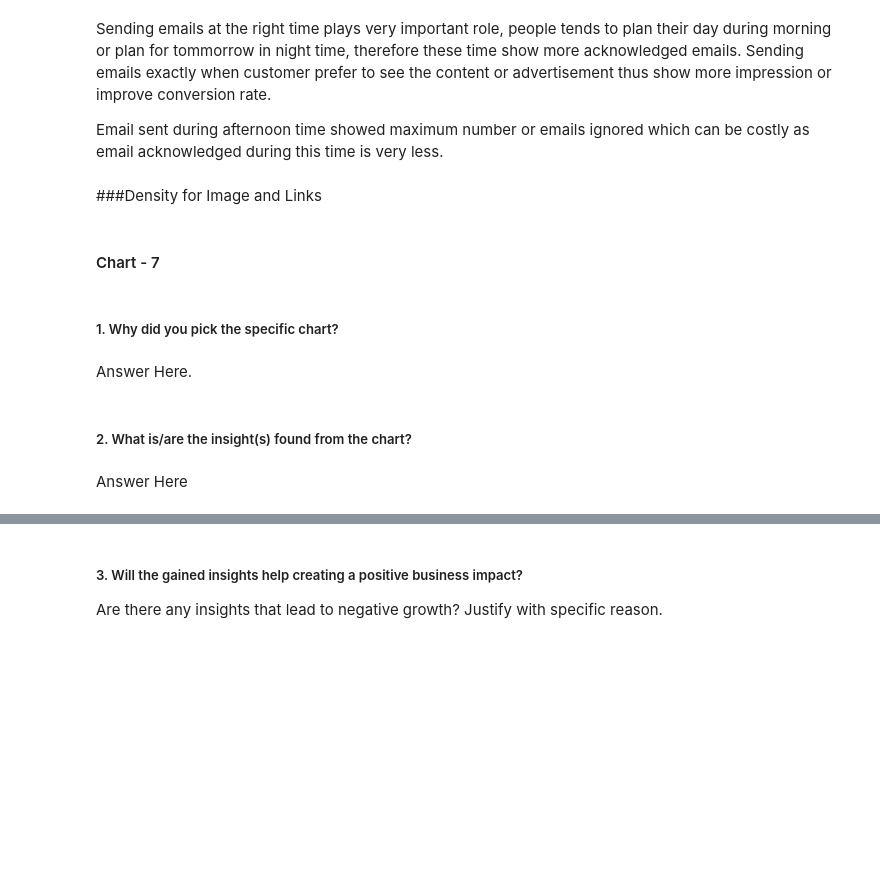
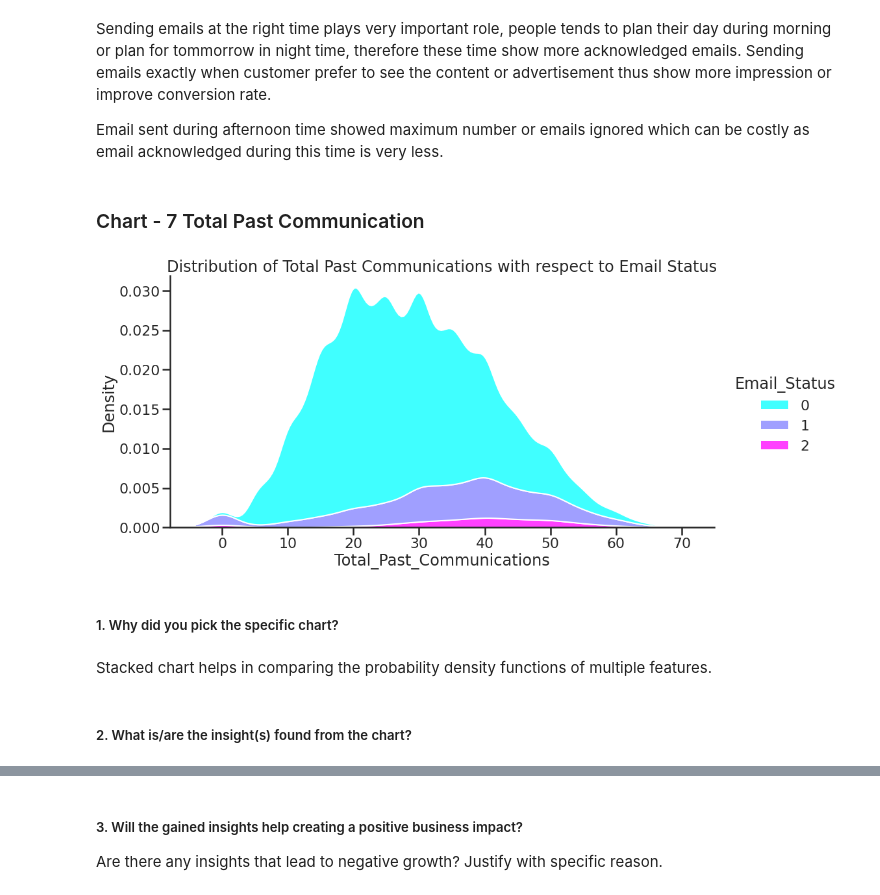
Before and after one commit to abhinav4201/Classification-Email-Campaign-Effectiveness-Prediction, a Jupyter notebook: Email_Campaign_Effectiveness_Prediction_capstone_3.ipynb, the cells around one changed output, grey strips where cells are left out. Cells and saved outputs as stored; diff of their text form; code cells hidden in the pictures; blank space fills up the shorter version.

Commit message:
completed visualization

```diff
--- a/Email_Campaign_Effectiveness_Prediction_capstone_3.ipynb
+++ b/Email_Campaign_Effectiveness_Prediction_capstone_3.ipynb
@@ -1083,7 +1083,5 @@ Are there any insights that lead to negative growth? Justify with specific reaso
 Sending emails at the right time plays very important role, people tends to plan their day during morning or plan for tommorrow in night time, therefore these time show more acknowledged emails. Sending emails exactly when customer prefer to see the content or advertisement thus show more impression or improve conversion rate.
 
 Email sent during afternoon time showed maximum number or emails ignored which can be costly as email acknowledged during this time is very less.
-# %% [markdown]
-###Density for Image and Links
 # %% [markdown]
-#### Chart - 7
+### Chart - 7 Total Past Communication
@@ -1092,8 +1088,16 @@ Email sent during afternoon time showed maximum number or emails ignored which c
+# %%
+# Chart - 7 visualization code
+ax = sns.displot(x='Total_Past_Communications', hue = 'Email_Status', data = df,
+            kind = 'kde', height=7, aspect=2, multiple='stack', palette='cool');
+
+plt.title('Distribution of Total Past Communications with respect to Email Status');
+plt.xlabel('Total_Past_Communications');
+plt.show()
+# %% [output]
+[figure, added]
 # %% [markdown]
 ##### 1. Why did you pick the specific chart?
-# %% [markdown]
-Answer Here.
+# %% [markdown]
+Stacked chart helps in comparing the probability density functions of multiple features.
 # %% [markdown]
 ##### 2. What is/are the insight(s) found from the chart?
-# %% [markdown]
-Answer Here
```
Also changed, not shown: parts of 67 cells of this notebook.
